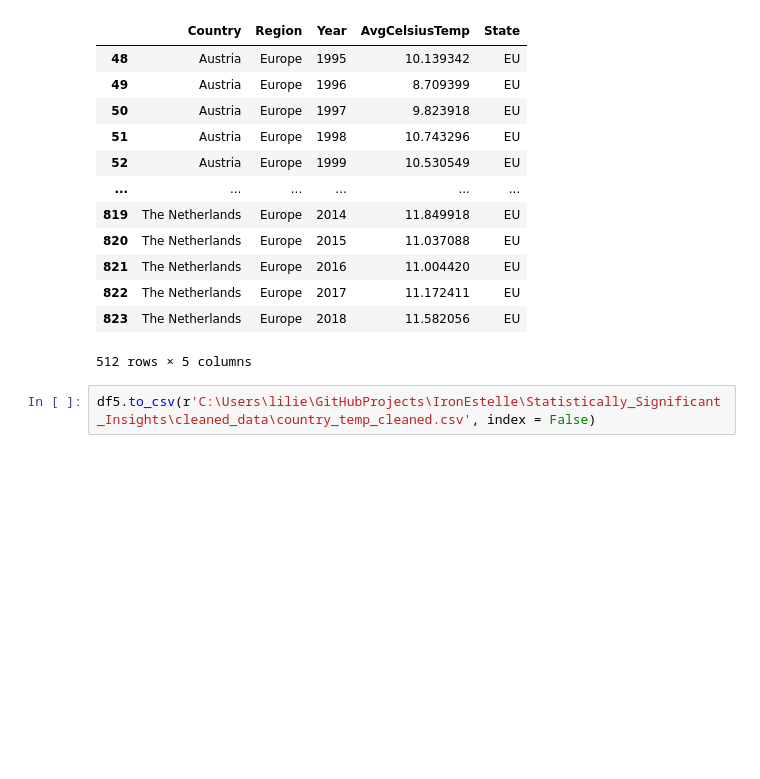
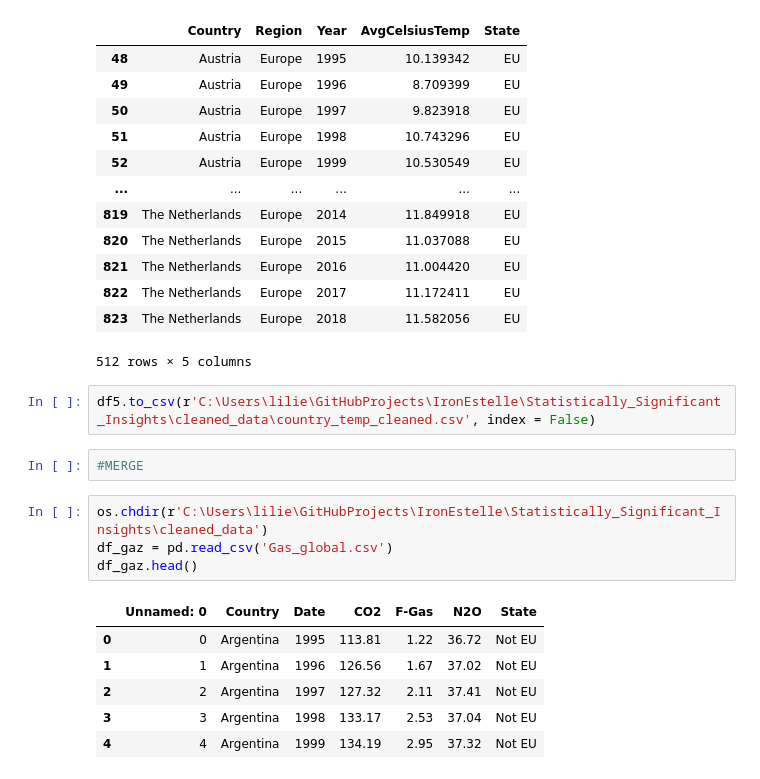
Before and after one commit to chrisvinhston/Statistically_Significant_Insights, a Jupyter notebook: data_cleaning_cityTemp_and_merge.ipynb, the cells around one changed output. Saved outputs shown, nothing was run; the diff lists cells and outputs as text; blank space fills up the shorter version.

```diff
--- a/data_cleaning_cityTemp.ipynb
+++ b/data_cleaning_cityTemp_and_merge.ipynb
@@ -469,3 +464,16 @@ df5.loc[df5.State=='EU']
 512 rows × 5 columns
 # %%
 df5.to_csv(r'C:\Users\lilie\GitHubProjects\IronEstelle\Statistically_Significant_Insights\cleaned_data\country_temp_cleaned.csv', index = False)
+# %%
+#MERGE
+# %%
+os.chdir(r'C:\Users\lilie\GitHubProjects\IronEstelle\Statistically_Significant_Insights\cleaned_data')
+df_gaz = pd.read_csv('Gas_global.csv')
+df_gaz.head()
+# %% [output]
+|  | Unnamed: 0 | Country | Date | CO2 | F-Gas | N2O | State |
+| 0 | 0 | Argentina | 1995 | 113.81 | 1.22 | 36.72 | Not EU |
+| 1 | 1 | Argentina | 1996 | 126.56 | 1.67 | 37.02 | Not EU |
+| 2 | 2 | Argentina | 1997 | 127.32 | 2.11 | 37.41 | Not EU |
+| 3 | 3 | Argentina | 1998 | 133.17 | 2.53 | 37.04 | Not EU |
+| 4 | 4 | Argentina | 1999 | 134.19 | 2.95 | 37.32 | Not EU |
```
Also changed, not shown: parts of 8 cells of this notebook, 1 other file.
